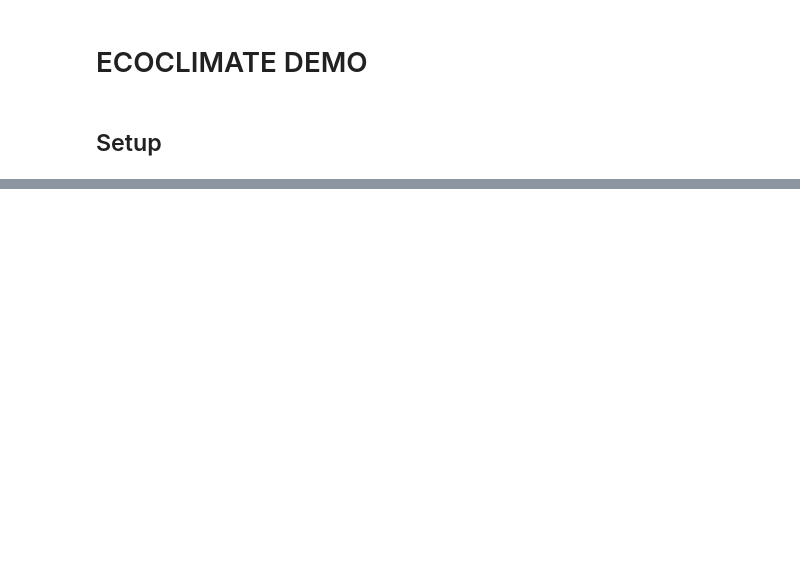
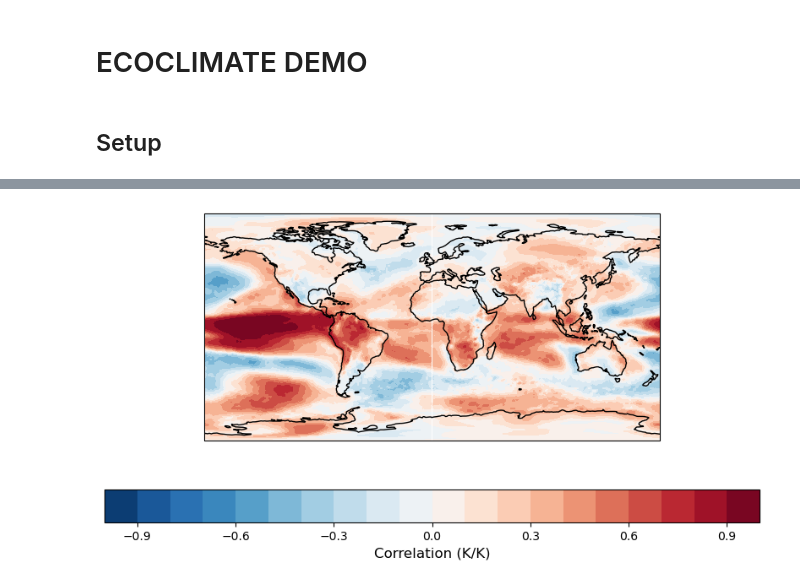
Before and after one commit to zacespinosa/ecoclimate, a Jupyter notebook: demo.ipynb, the cells around one changed output, grey strips where cells are left out. Saved outputs shown, nothing was run; the diff lists cells and outputs as text; code cells hidden in the pictures; blank space fills up the shorter version.

```diff
--- a/demo.ipynb
+++ b/demo.ipynb
@@ -90,0 +136,14 @@ ax.contourf(ds.sst.mean("time"))
+# %%
+# Plot Correlation Map
+fig = plt.figure(figsize=(10, 5))
+ax = plt.subplot(1, 1, 1, projection=ccrs.PlateCarree())
+ax.tick_params(which="both")
+ax.set_extent([-180, 180, -90, 90], ccrs.PlateCarree())
+img = ax.contourf(corr.lon, corr.lat, corr, transform=ccrs.PlateCarree(), cmap="RdBu_r", levels=np.arange(-1, 1.1, .1))
+ax.coastlines()
+# Add colorbar
+cbar = plt.colorbar(img, ax=ax, orientation="horizontal")
+# Add cbar label
+cbar.set_label("Correlation (K/K)", fontsize=12)
+# %% [output]
+[figure, added]
```
Also changed, not shown: parts of 7 cells of this notebook.
